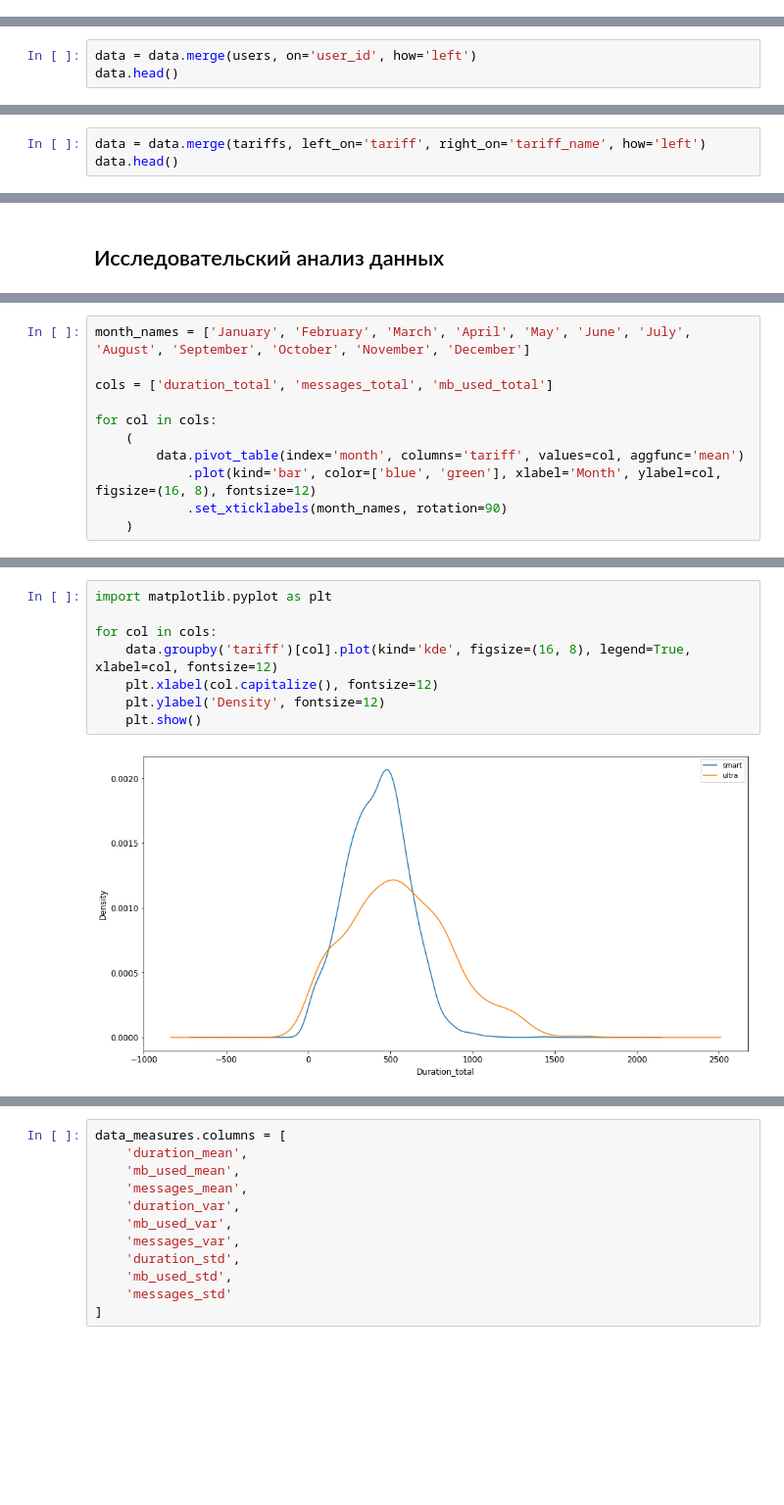
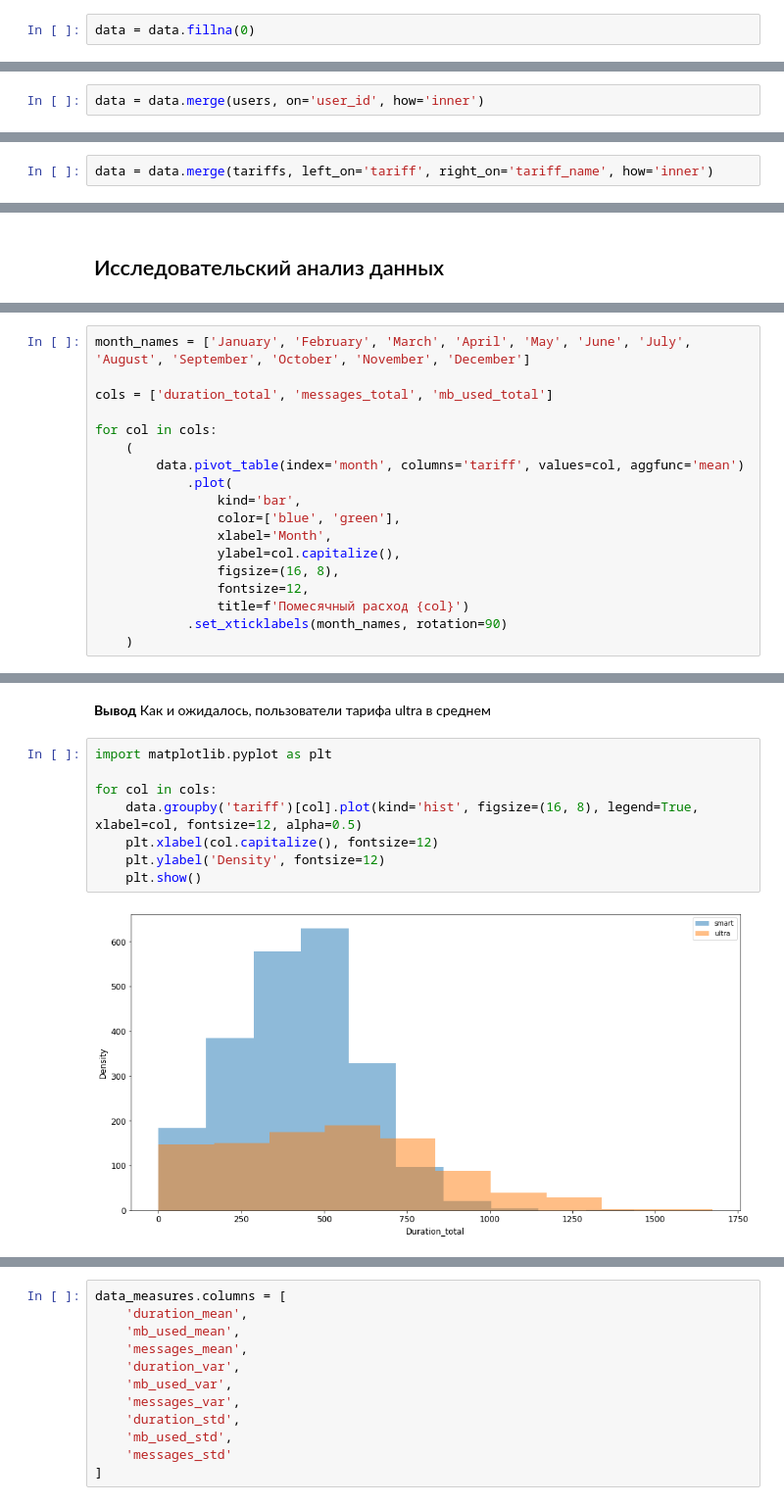
Before and after one commit to mariakyrychok/megaline, a Jupyter notebook: main.ipynb, the cells around one changed output, grey strips where cells are left out. Shown at 98% size. Cells and saved outputs as stored; diff of their text form; blank space fills up the shorter version.

```diff
--- a/main.ipynb
+++ b/main.ipynb
@@ -287,0 +306,2 @@ data = reduce(lambda left, right: pd.merge(left, right, on=['user_id', 'month'],
+# %%
+data = data.fillna(0)
@@ -288,3 +310,2 @@ data = reduce(lambda left, right: pd.merge(left, right, on=['user_id', 'month'],
 # %%
-data = data.merge(users, on='user_id', how='left')
-data.head()
+data = data.merge(users, on='user_id', how='inner')
@@ -298,3 +314,2 @@ data.head()
 # %%
-data = data.merge(tariffs, left_on='tariff', right_on='tariff_name', how='left')
-data.head()
+data = data.merge(tariffs, left_on='tariff', right_on='tariff_name', how='inner')
@@ -330,7 +341,14 @@ cols = ['duration_total', 'messages_total', 'mb_used_total']
 for col in cols:
     (
         data.pivot_table(index='month', columns='tariff', values=col, aggfunc='mean')
-            .plot(kind='bar', color=['blue', 'green'], xlabel='Month', ylabel=col, figsize=(16, 8), fontsize=12)
+            .plot(
+                kind='bar',
+                color=['blue', 'green'],
+                xlabel='Month',
+                ylabel=col.capitalize(),
+                figsize=(16, 8),
+                fontsize=12,
+                title=f'Помесячный расход {col}')
             .set_xticklabels(month_names, rotation=90)
     )
 # %% [output]
@@ -340,10 +358,13 @@ for col in cols:
+# %% [markdown]
+**Вывод**
+Как и ожидалось, пользователи тарифа ultra в среднем
 # %%
 import matplotlib.pyplot as plt
 
 for col in cols:
-    data.groupby('tariff')[col].plot(kind='kde', figsize=(16, 8), legend=True, xlabel=col, fontsize=12)
+    data.groupby('tariff')[col].plot(kind='hist', figsize=(16, 8), legend=True, xlabel=col, fontsize=12, alpha=0.5)
     plt.xlabel(col.capitalize(), fontsize=12)
     plt.ylabel('Density', fontsize=12)
     plt.show()
 # %% [output]
-[figure, old version]
+[figure, new version]
```
Also changed, not shown: parts of 17 cells of this notebook.
